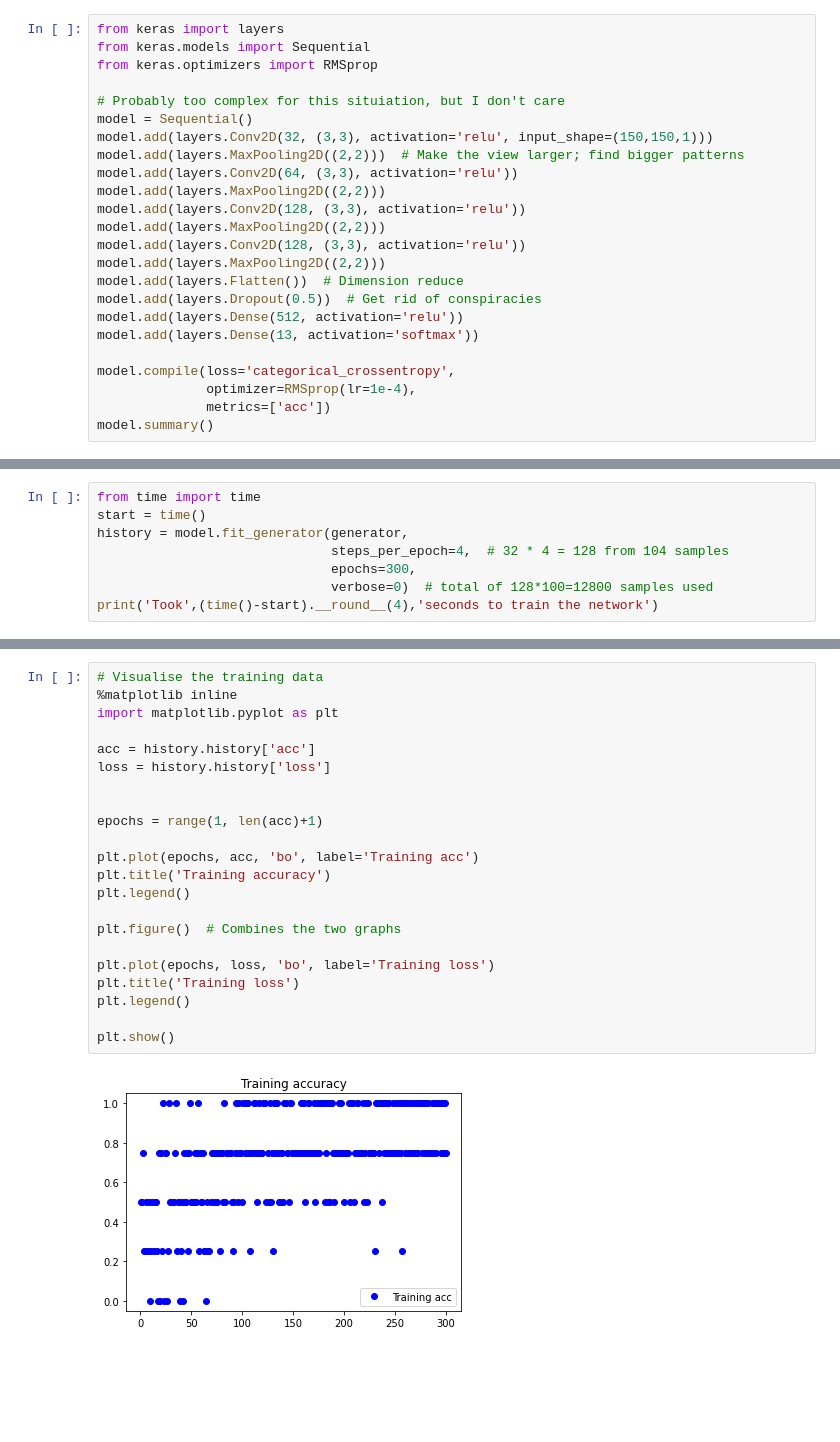
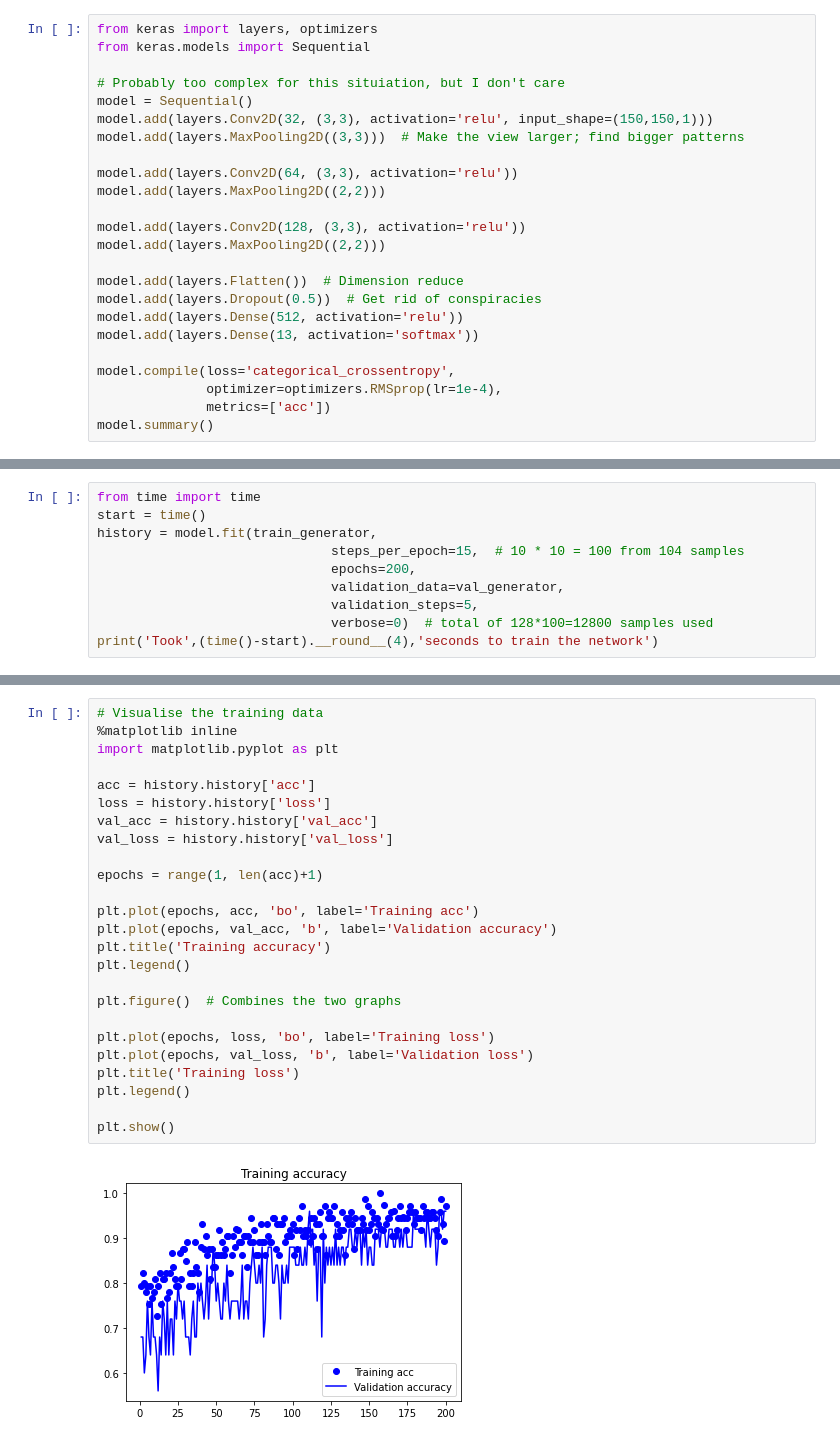
Before and after one commit to gyndlf/jerry, a Jupyter notebook: cards/value-agent.ipynb, the cells around one changed output, grey strips where cells are left out. Saved outputs shown, nothing was run; the diff lists cells and outputs as text; blank space fills up the shorter version.

Commit message:
Updated model to one that actually works

```diff
--- a/cards/value-agent.ipynb
+++ b/cards/value-agent.ipynb
@@ -51,25 +108,25 @@ Shape of (1, 150, 150, 1)
 # %%
-from keras import layers
+from keras import layers, optimizers
 from keras.models import Sequential
-from keras.optimizers import RMSprop
 
 # Probably too complex for this situiation, but I don't care
 model = Sequential()
 model.add(layers.Conv2D(32, (3,3), activation='relu', input_shape=(150,150,1)))
-model.add(layers.MaxPooling2D((2,2)))  # Make the view larger; find bigger patterns
+model.add(layers.MaxPooling2D((3,3)))  # Make the view larger; find bigger patterns
+
 model.add(layers.Conv2D(64, (3,3), activation='relu'))
 model.add(layers.MaxPooling2D((2,2)))
+
 model.add(layers.Conv2D(128, (3,3), activation='relu'))
 model.add(layers.MaxPooling2D((2,2)))
-model.add(layers.Conv2D(128, (3,3), activation='relu'))
-model.add(layers.MaxPooling2D((2,2)))
+
 model.add(layers.Flatten())  # Dimension reduce
 model.add(layers.Dropout(0.5))  # Get rid of conspiracies
 model.add(layers.Dense(512, activation='relu'))
 model.add(layers.Dense(13, activation='softmax'))
 
 model.compile(loss='categorical_crossentropy',
-              optimizer=RMSprop(lr=1e-4),
+              optimizer=optimizers.RMSprop(lr=1e-4),
               metrics=['acc'])
 model.summary()
 # %% [output]
@@ -93,9 +150,11 @@ _________________________________________________________________
 # %%
 from time import time
 start = time()
-history = model.fit_generator(generator,
-                              steps_per_epoch=4,  # 32 * 4 = 128 from 104 samples
-                              epochs=300,
+history = model.fit(train_generator,
+                              steps_per_epoch=15,  # 10 * 10 = 100 from 104 samples
+                              epochs=200,
+                              validation_data=val_generator,
+                              validation_steps=5,
                               verbose=0)  # total of 128*100=12800 samples used
 print('Took',(time()-start).__round__(4),'seconds to train the network')
 # %% [output]
@@ -111,24 +170,27 @@ Saved.
 # %%
 # Visualise the training data
 %matplotlib inline
 import matplotlib.pyplot as plt
 
 acc = history.history['acc']
 loss = history.history['loss']
-
+val_acc = history.history['val_acc']
+val_loss = history.history['val_loss']
 
 epochs = range(1, len(acc)+1)
 
 plt.plot(epochs, acc, 'bo', label='Training acc')
+plt.plot(epochs, val_acc, 'b', label='Validation accuracy')
 plt.title('Training accuracy')
 plt.legend()
 
 plt.figure()  # Combines the two graphs
 
 plt.plot(epochs, loss, 'bo', label='Training loss')
+plt.plot(epochs, val_loss, 'b', label='Validation loss')
 plt.title('Training loss')
 plt.legend()
 
 plt.show()
 # %% [output]
-[figure, old version]
+[figure, new version]
```
Also changed, not shown: parts of 9 cells of this notebook, 6 other files.
